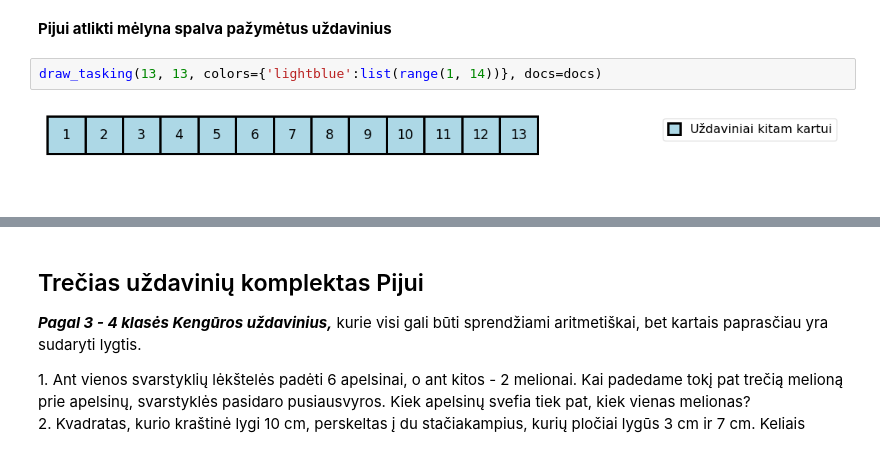
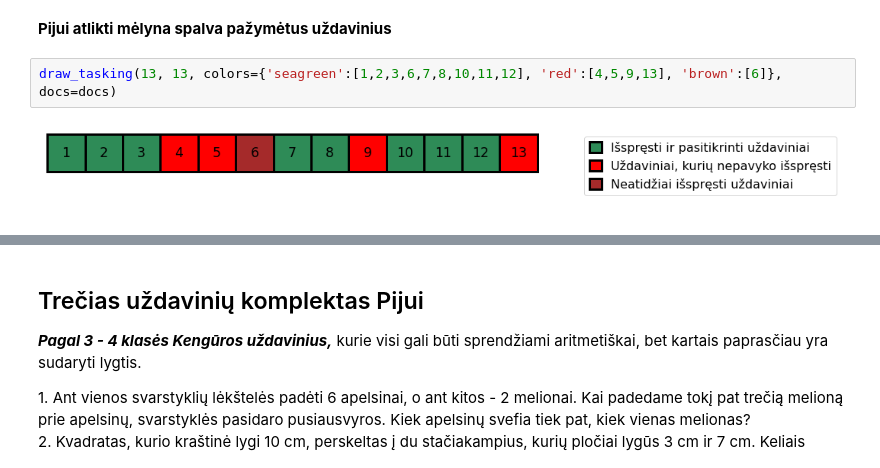
Before and after one commit to loijord/mokslas_2021, a Jupyter notebook: Matematika/tekstiniai_uzdaviniai/tekstiniai_uzdaviniai.ipynb, the cells around one changed output, grey strips where cells are left out. Saved outputs shown, nothing was run; the diff lists cells and outputs as text.

```diff
--- a/Matematika/tekstiniai_uzdaviniai/tekstiniai_uzdaviniai.ipynb
+++ b/Matematika/tekstiniai_uzdaviniai/tekstiniai_uzdaviniai.ipynb
@@ -235,6 +235,6 @@ draw_tasking(8, 40, colors={'seagreen':list(range(1, 21))+[23,24,28,29,30,40]},
 # %% [markdown]
 **Pijui atlikti mėlyna spalva pažymėtus uždavinius**
 # %%
-draw_tasking(13, 13, colors={'lightblue':list(range(1, 14))}, docs=docs)
+draw_tasking(13, 13, colors={'seagreen':[1,2,3,6,7,8,10,11,12], 'red':[4,5,9,13], 'brown':[6]}, docs=docs)
 # %% [output]
-[figure, old version]
+[figure, new version]
```
Also changed, not shown: parts of 3 cells of this notebook.
